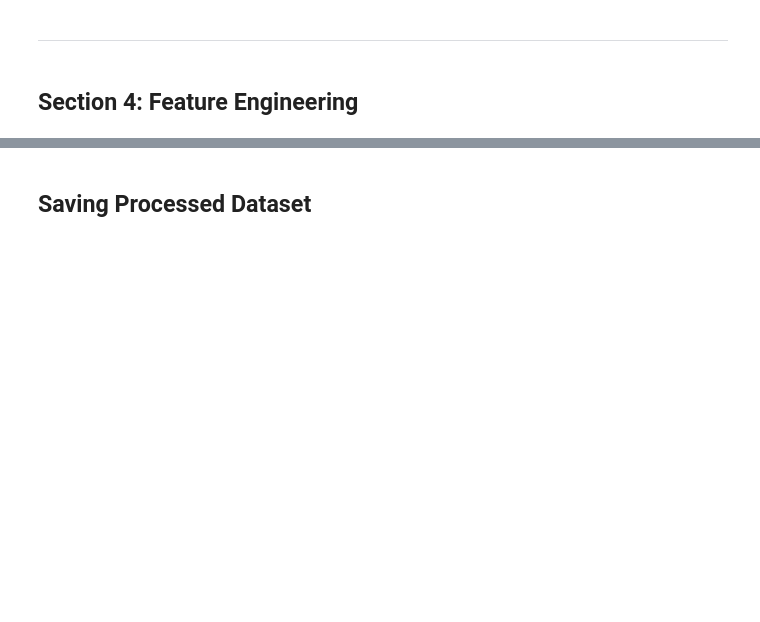
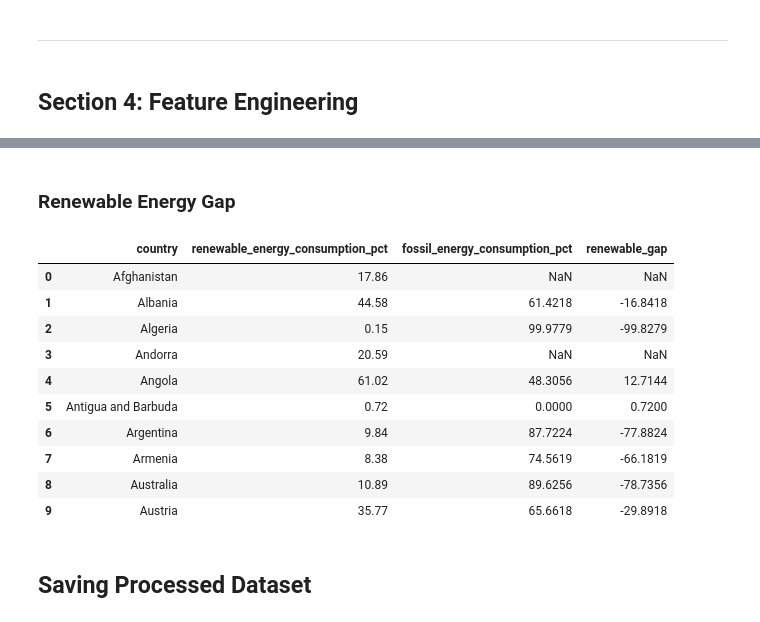
Before and after one commit to Pratham-bit800/countries-eda-project, a Jupyter notebook: notebooks/01_global_countries_eda.ipynb, the cells around one changed output, grey strips where cells are left out. Drawn from its saved outputs; the diff is of its cells as text; code cells hidden in the pictures; blank space fills up the shorter version.

```diff
--- a/notebooks/01_global_countries_eda.ipynb
+++ b/notebooks/01_global_countries_eda.ipynb
@@ -200,3 +249,20 @@ df[["country", "population_density"]]
+# %% [markdown]
+### Renewable Energy Gap
+# %%
+df["renewable_gap"] = df["renewable_energy_consumption_pct"] - df["fossil_energy_consumption_pct"]
+df[["country", "renewable_energy_consumption_pct", "fossil_energy_consumption_pct", "renewable_gap"]].head(10)
+# %% [output]
+|  | country | renewable_energy_consumption_pct | fossil_energy_consumption_pct | renewable_gap |
+| 0 | Afghanistan | 17.86 | NaN | NaN |
+| 1 | Albania | 44.58 | 61.4218 | -16.8418 |
+| 2 | Algeria | 0.15 | 99.9779 | -99.8279 |
+| 3 | Andorra | 20.59 | NaN | NaN |
+| 4 | Angola | 61.02 | 48.3056 | 12.7144 |
+| 5 | Antigua and Barbuda | 0.72 | 0.0000 | 0.7200 |
+| 6 | Argentina | 9.84 | 87.7224 | -77.8824 |
+| 7 | Armenia | 8.38 | 74.5619 | -66.1819 |
+| 8 | Australia | 10.89 | 89.6256 | -78.7356 |
+| 9 | Austria | 35.77 | 65.6618 | -29.8918 |
 # %% [markdown]
 ## Saving Processed Dataset
 # %%
```
Also changed, not shown: parts of 11 cells of this notebook, 2 other files.
